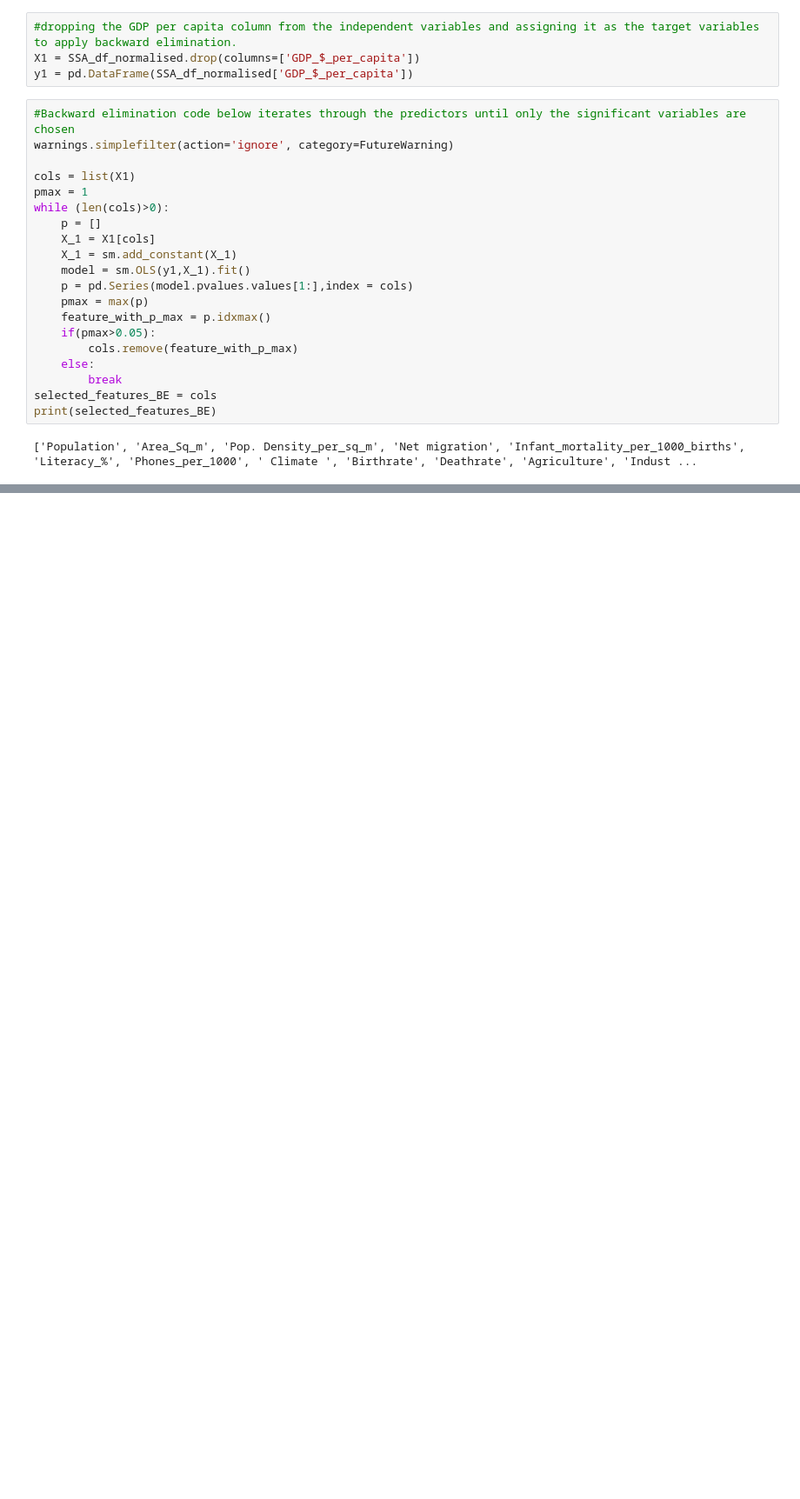
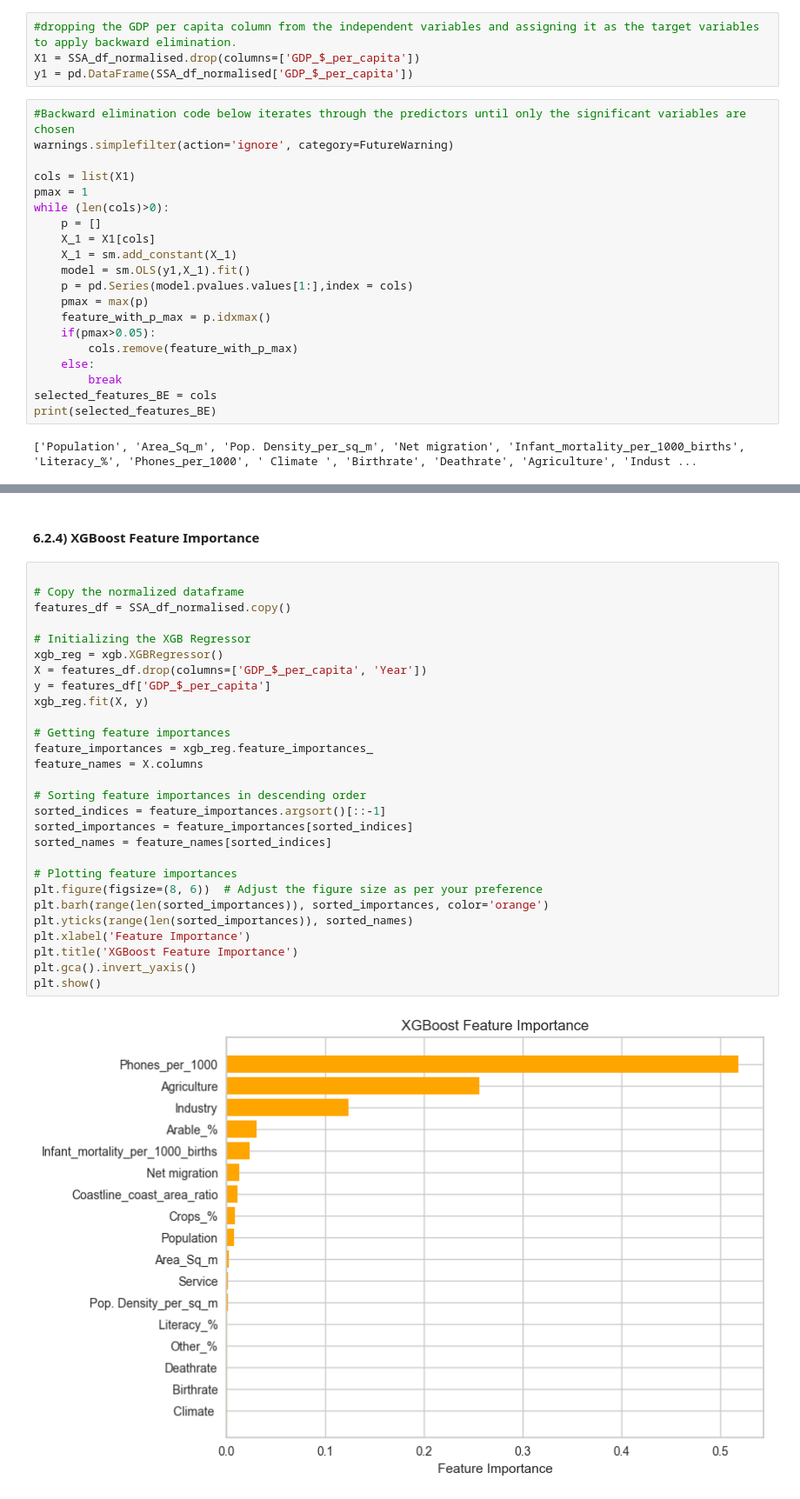
Before and after one commit to RoseWairimuK/GDP, a Jupyter notebook: gdp.ipynb, the cells around one changed output, grey strips where cells are left out. Shown at 87% size. Drawn from its saved outputs; the diff is of its cells as text; blank space fills up the shorter version.

```diff
--- a/gdp.ipynb
+++ b/gdp.ipynb
@@ -1254,0 +1079,32 @@ The project has confirmed that machine learning can be used to investigate the p
+# %% [markdown]
+####  **6.2.4) XGBoost Feature Importance**
+# %%
+
+# Copy the normalized dataframe
+features_df = SSA_df_normalised.copy()
+
+# Initializing the XGB Regressor
+xgb_reg = xgb.XGBRegressor()
+X = features_df.drop(columns=['GDP_$_per_capita', 'Year'])
+y = features_df['GDP_$_per_capita']
+xgb_reg.fit(X, y)
+
+# Getting feature importances
+feature_importances = xgb_reg.feature_importances_
+feature_names = X.columns
+
+# Sorting feature importances in descending order
+sorted_indices = feature_importances.argsort()[::-1]
+sorted_importances = feature_importances[sorted_indices]
+sorted_names = feature_names[sorted_indices]
+
+# Plotting feature importances
+plt.figure(figsize=(8, 6))  # Adjust the figure size as per your preference
+plt.barh(range(len(sorted_importances)), sorted_importances, color='orange')
+plt.yticks(range(len(sorted_importances)), sorted_names)
+plt.xlabel('Feature Importance')
+plt.title('XGBoost Feature Importance')
+plt.gca().invert_yaxis()
+plt.show()
+# %% [output]
+[figure, added]
```
Also changed, not shown: parts of 105 cells of this notebook, 1 other file.
